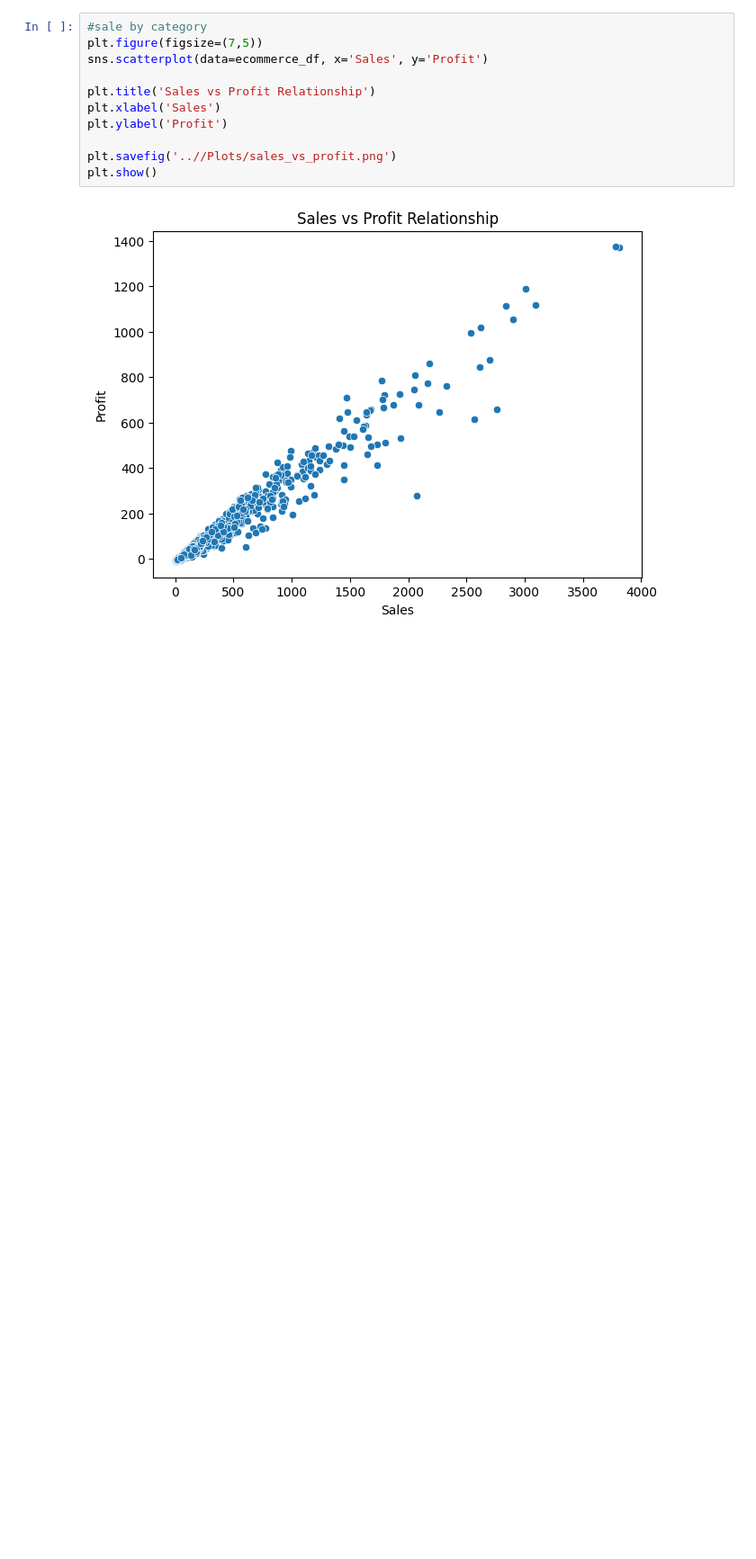
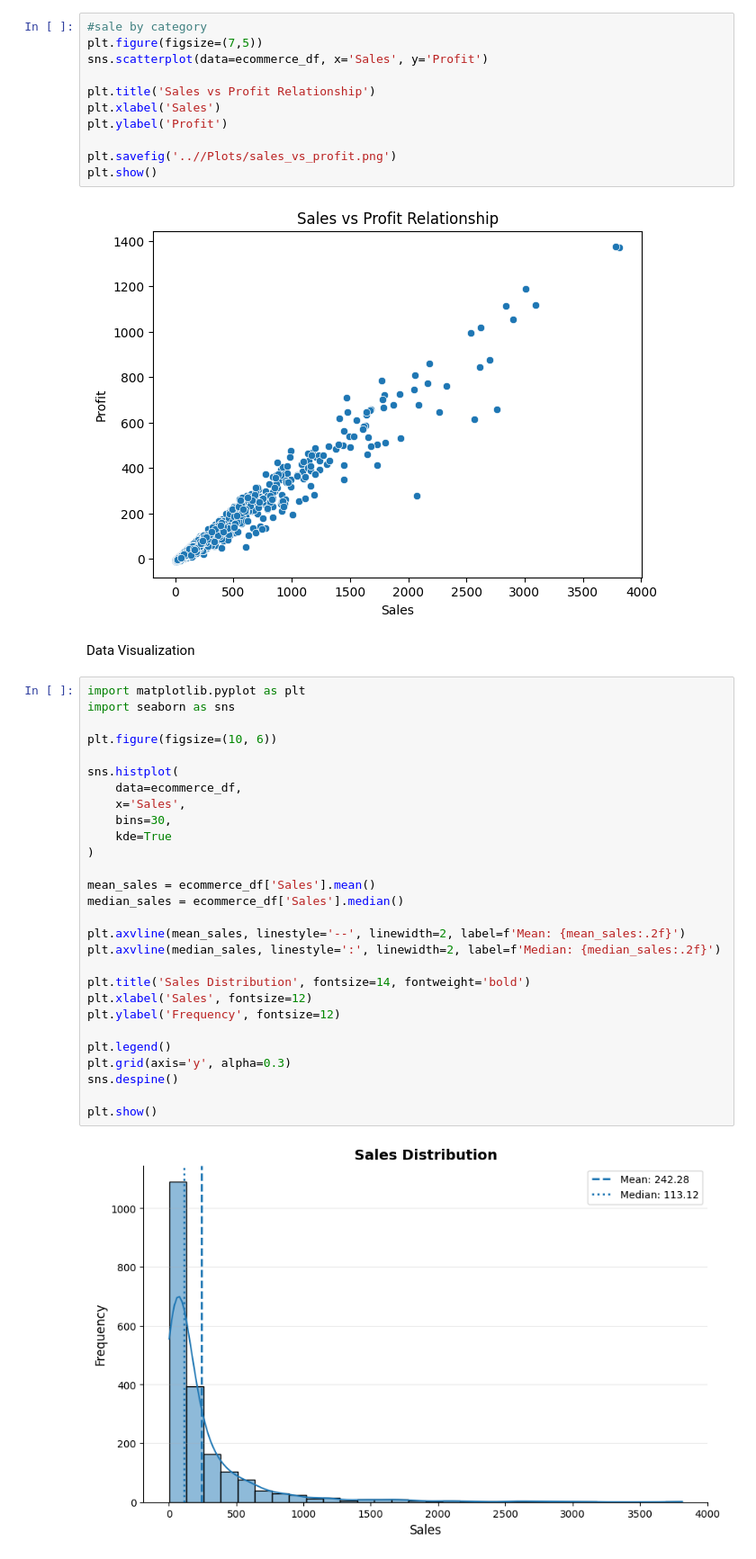
Before and after one commit to KiruthigaSidharthan/Global_Ecommerce_Sales_Analysis, a Jupyter notebook: Notebooks/Ecommerce_Analysis.ipynb, the cells around one changed output. Shown at 90% size. Drawn from its saved outputs; the diff is of its cells as text; blank space fills up the shorter version.

Commit message:
Data Visualization

```diff
--- a/Notebooks/Ecommerce_Analysis.ipynb
+++ b/Notebooks/Ecommerce_Analysis.ipynb
@@ -301,3 +304,35 @@ plt.savefig('..//Plots/sales_vs_profit.png')
 plt.show()
 # %% [output]
 [figure]
+# %% [markdown]
+Data Visualization
+# %%
+import matplotlib.pyplot as plt
+import seaborn as sns
+
+plt.figure(figsize=(10, 6))
+
+sns.histplot(
+    data=ecommerce_df,
+    x='Sales',
+    bins=30,
+    kde=True
+)
+
+mean_sales = ecommerce_df['Sales'].mean()
+median_sales = ecommerce_df['Sales'].median()
+
+plt.axvline(mean_sales, linestyle='--', linewidth=2, label=f'Mean: {mean_sales:.2f}')
+plt.axvline(median_sales, linestyle=':', linewidth=2, label=f'Median: {median_sales:.2f}')
+
+plt.title('Sales Distribution', fontsize=14, fontweight='bold')
+plt.xlabel('Sales', fontsize=12)
+plt.ylabel('Frequency', fontsize=12)
+
+plt.legend()
+plt.grid(axis='y', alpha=0.3)
+sns.despine()
+
+plt.show()
+# %% [output]
+[figure, added]
```
Also changed, not shown: parts of 8 cells of this notebook.
